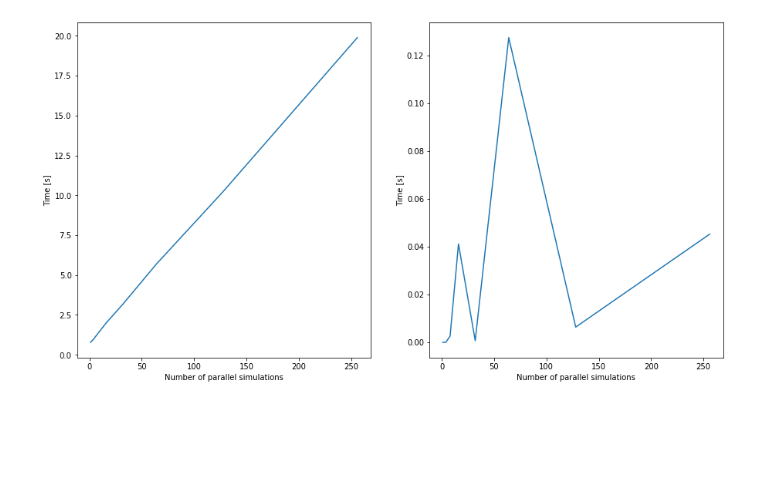
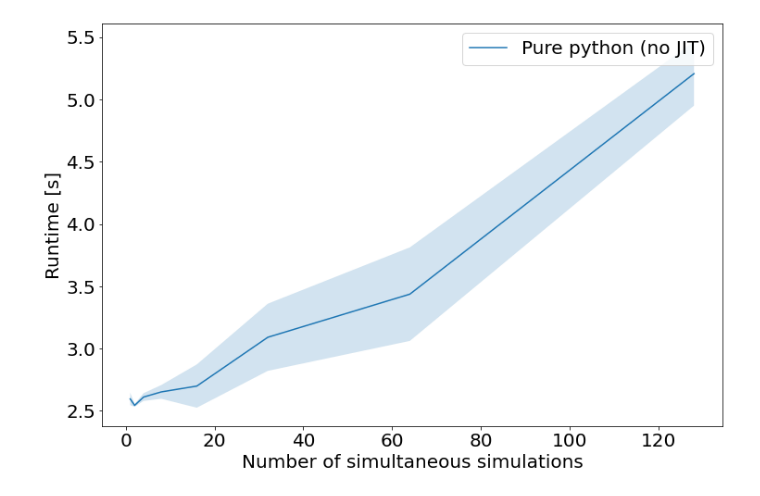
Before and after one commit to NeuroLife77/WC, a Jupyter notebook: compare_runtime_between_C_and_python_optimized.ipynb, the cells around one changed output. Drawn from its saved outputs; the diff is of its cells as text; code cells hidden in the pictures; blank space fills up the shorter version.

Commit message:
Remade the graphs

```diff
--- a/compare_runtime_between_C_and_python_optimized.ipynb
+++ b/compare_runtime_between_C_and_python_optimized.ipynb
@@ -65,5 +140,6 @@ parameters_alpha_peak = np.array([1.6000e+01, 1.2000e+01, 1.5000e+01, 3.0000e+00
 parameters = np.array([parameters_alpha_peak for i in range(1500)])
 dt = 1.0
 # Simulate to precompile
-time_series_E, time_series_I = simulate_heun_noise(parameters,length = 2.0, dt=dt, num_sim = parameters.shape[0])
-t = np.arange(int(1000/dt))*dt
+_, _ = simulate_heun_noise(parameters,length = 0.5, dt=dt, num_sim = parameters.shape[0])
+_, _ = simulate_heun(parameters,length = 0.5, dt=dt, num_sim = parameters.shape[0])
+_, _ = simulate_heun_noJIT(parameters,length = 0.5, dt=dt, num_sim = parameters.shape[0])
@@ -70,25 +219,23 @@ t = np.arange(int(1000/dt))*dt
 # %%
-max_num = 9
+max_num = 8 #limiting the scale of the analysis
 times = np.zeros((max_num,5))
 num_sim_axis = 2**np.arange(max_num)
 for i in range(max_num):
   p = parameters[:2**i]
   for j in range(5):
     st = time.time()
-    _, _ = simulate_heun_noise(p,length = 302.0, dt=dt, num_sim = 2**i)
+    #Drastically reducing the length to keep the runtime reasonable
+    _, _ = simulate_heun_noJIT(p,length = 50.0, dt=dt, num_sim = 2**i)
     times[i,j] = time.time()-st
-mean_times, var_times = np.mean(times, axis = 1), np.var(times, axis = 1)
+mean_times, std_times = np.mean(times, axis = 1), np.std(times, axis = 1)
 
-f = plt.figure(figsize=(15,8))
-ax = plt.subplot(1,2,1)
-ax.plot(num_sim_axis,mean_times)
-plt.xlabel("Number of parallel simulations")
-plt.ylabel("Time [s]")
-
-ax = plt.subplot(1,2,2)
-ax.plot(num_sim_axis,var_times)
-plt.xlabel("Number of parallel simulations")
-plt.ylabel("Time [s]")
+f = plt.figure(figsize=(12,8))
+ax = plt.subplot(1,1,1)
+ax.plot(num_sim_axis,mean_times, label = 'Pure python (no JIT)')
+ax.fill_between(num_sim_axis, mean_times - std_times, mean_times + std_times,alpha=0.2)
+plt.xlabel("Number of simultaneous simulations")
+plt.ylabel("Runtime [s]")
+plt.legend()
 plt.show()
 # %% [output]
-[figure, old version]
+[figure, new version]
```
Also changed, not shown: parts of 9 cells of this notebook.
